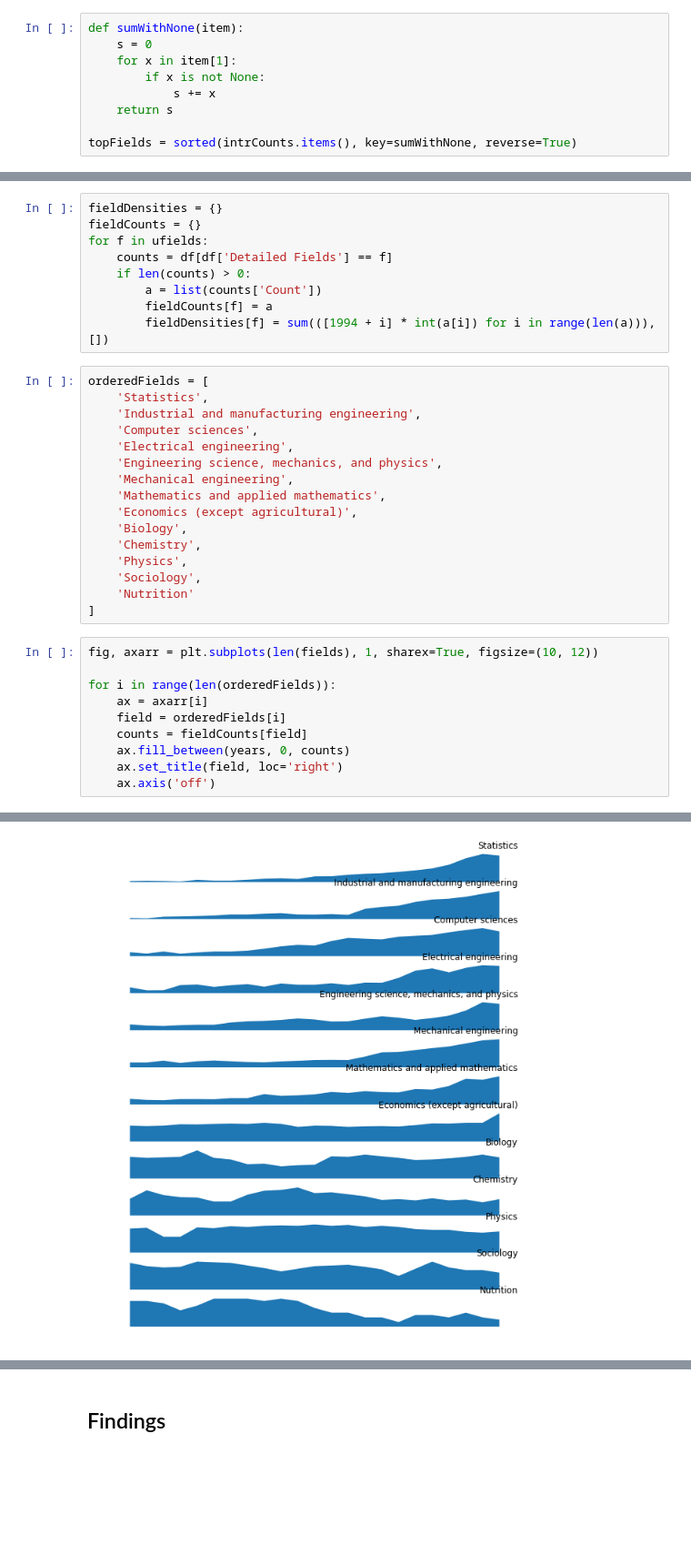
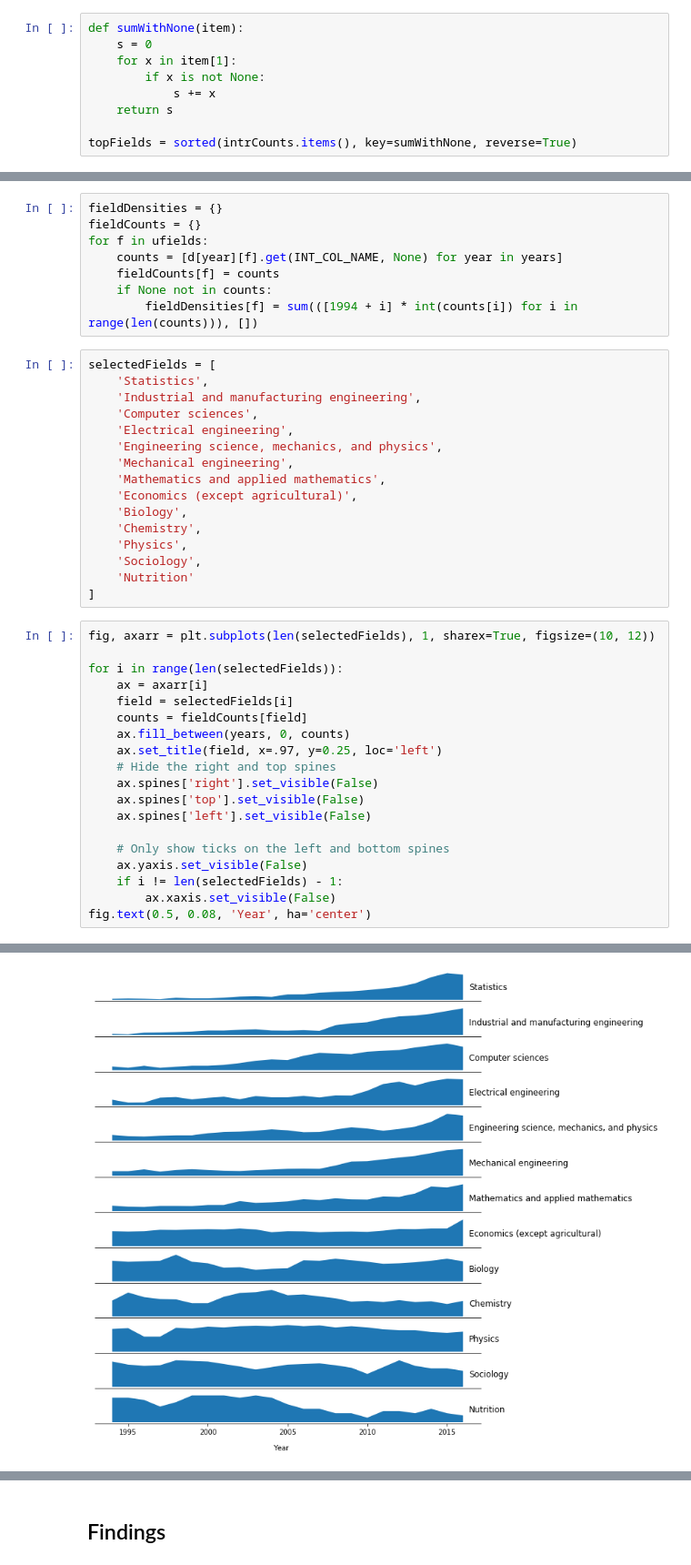
Before and after one commit to graphicsdesk/international-students, a Jupyter notebook: notebooks/gss-detailed.ipynb, the cells around one changed output, grey strips where cells are left out. Shown at 91% size. Drawn from its saved outputs; the diff is of its cells as text; blank space fills up the shorter version.

Commit message:
completed subplots

```diff
--- a/notebooks/gss-detailed.ipynb
+++ b/notebooks/gss-detailed.ipynb
@@ -138,13 +120,12 @@ df = df.sort_values(['Detailed Fields', 'Year'])
 fieldDensities = {}
 fieldCounts = {}
 for f in ufields:
-    counts = df[df['Detailed Fields'] == f]
-    if len(counts) > 0:
-        a = list(counts['Count'])
-        fieldCounts[f] = a
-        fieldDensities[f] = sum(([1994 + i] * int(a[i]) for i in range(len(a))), [])
+    counts = [d[year][f].get(INT_COL_NAME, None) for year in years]
+    fieldCounts[f] = counts
+    if None not in counts:
+        fieldDensities[f] = sum(([1994 + i] * int(counts[i]) for i in range(len(counts))), [])
 # %%
-orderedFields = [
+selectedFields = [
     'Statistics',
     'Industrial and manufacturing engineering',
     'Computer sciences',
@@ -160,13 +141,22 @@ orderedFields = [
     'Nutrition'
 ]
 # %%
-fig, axarr = plt.subplots(len(fields), 1, sharex=True, figsize=(10, 12))
+fig, axarr = plt.subplots(len(selectedFields), 1, sharex=True, figsize=(10, 12))
 
-for i in range(len(orderedFields)):
+for i in range(len(selectedFields)):
     ax = axarr[i]
-    field = orderedFields[i]
+    field = selectedFields[i]
     counts = fieldCounts[field]
     ax.fill_between(years, 0, counts)
-    ax.set_title(field, loc='right')
-    ax.axis('off')
+    ax.set_title(field, x=.97, y=0.25, loc='left')
+    # Hide the right and top spines
+    ax.spines['right'].set_visible(False)
+    ax.spines['top'].set_visible(False)
+    ax.spines['left'].set_visible(False)
+
+    # Only show ticks on the left and bottom spines
+    ax.yaxis.set_visible(False)
+    if i != len(selectedFields) - 1:
+        ax.xaxis.set_visible(False)
+fig.text(0.5, 0.08, 'Year', ha='center')
 # %% [output]
@@ -173,4 +164,4 @@ for i in range(len(orderedFields)):
-[figure, old version]
+[figure, new version]
 # %%
 fig, ax = joypy.joyplot(
     {f: fieldDensities[f] for f in orderedFields},
```
Also changed, not shown: parts of 3 cells of this notebook, 2 other files.
